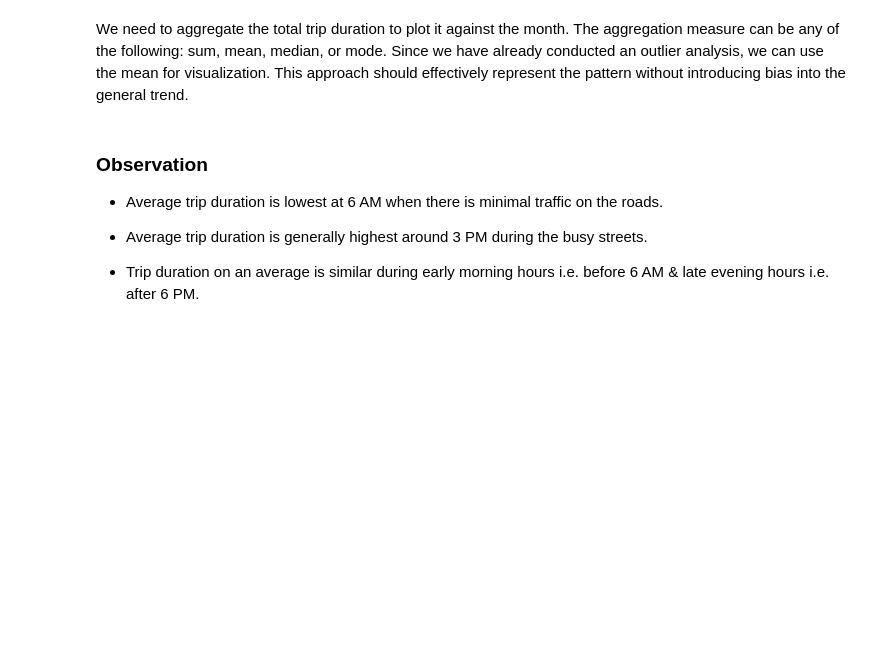
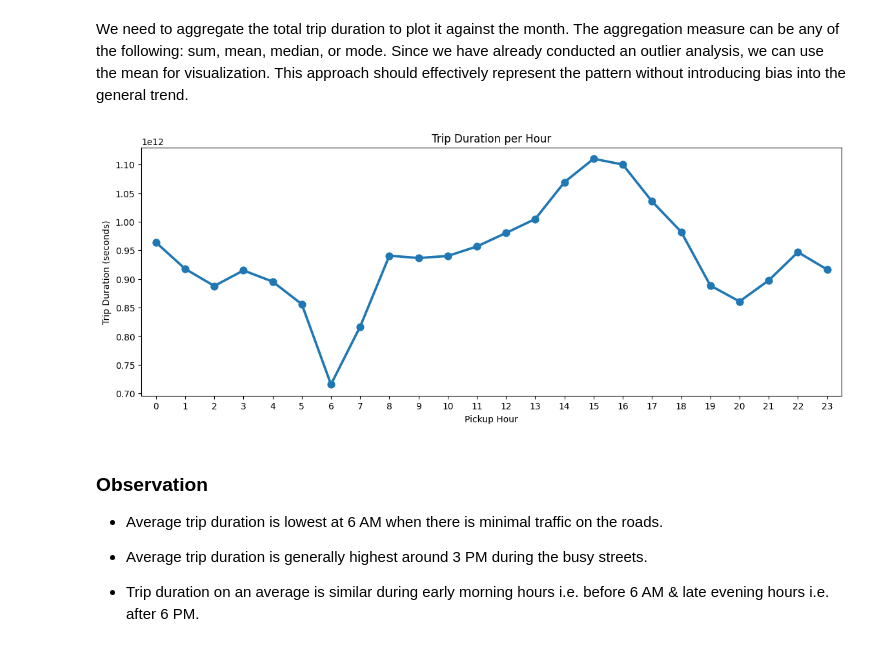
Before and after one commit to JapiKredi/Pinnacle_AI_program_AnalyticsVidyha, a Jupyter notebook: Assignment_nyc_taxi_trip_duration_JasperBongers.ipynb, the cells around one changed output. Cells and saved outputs as stored; diff of their text form; code cells hidden in the pictures; blank space fills up the shorter version.

```diff
--- a/Assignment_nyc_taxi_trip_duration_JasperBongers.ipynb
+++ b/Assignment_nyc_taxi_trip_duration_JasperBongers.ipynb
@@ -1037,13 +1098,15 @@ plt.show()
 We need to aggregate the total trip duration to plot it against the month. The aggregation measure can be any of the following: sum, mean, median, or mode. Since we have already conducted an outlier analysis, we can use the mean for visualization. This approach should effectively represent the pattern without introducing bias into the general trend.
 # %%
 # Visualise trip duration per hour by analysis pickup_hour with trip_duration
-plt.figure(figsize = (14,5))
+plt.figure(figsize=(14, 5))
 group1 = data.groupby('pickup_hour').trip_duration.mean()
-sns.pointplot(group1.index, group1.values)
+sns.pointplot(x=group1.index, y=group1.values)
 plt.ylabel('Trip Duration (seconds)')
 plt.xlabel('Pickup Hour')
 plt.title('Trip Duration per Hour')
 plt.show()
+# %% [output]
+[figure, added]
 # %% [markdown]
 ### Observation
 
```
Also changed, not shown: parts of 71 cells of this notebook.
